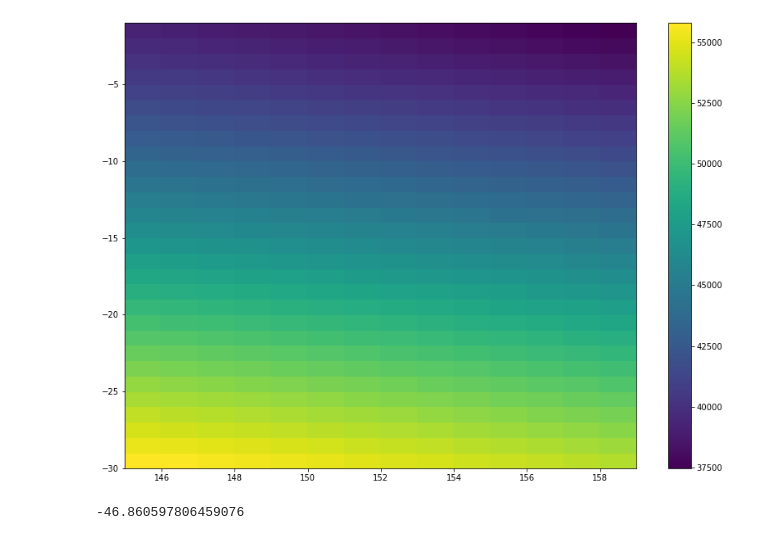
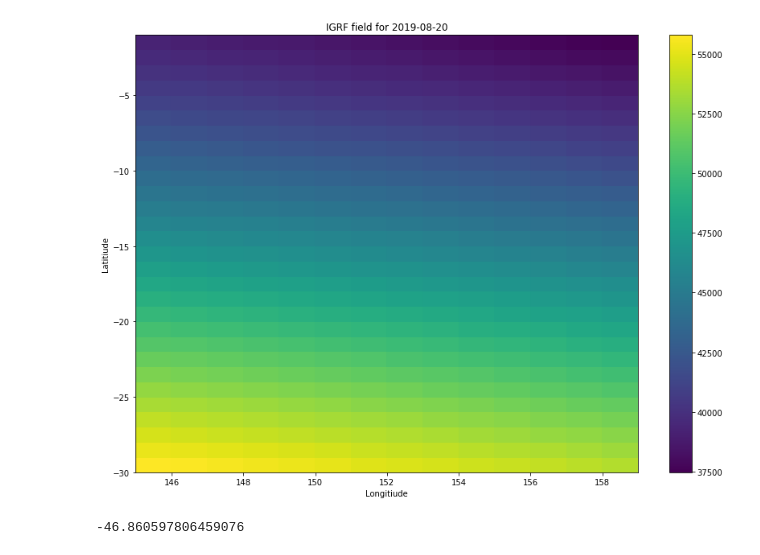
Before and after one commit to siwill22/geo-investigator, a Jupyter notebook: ECOSAT3_Magnetometer.ipynb, the cells around one changed output. Saved outputs shown, nothing was run; the diff lists cells and outputs as text; code cells hidden in the pictures.

```diff
--- a/ECOSAT3_Magnetometer.ipynb
+++ b/ECOSAT3_Magnetometer.ipynb
@@ -45,25 +36,29 @@ df
 # %%
 # This section deals with making an IGRF map for the study area, taken on a day mid-way through the voyage timespan
 X = np.arange(145,160,1)
 Y = np.arange(-30,0,1)
 Xg,Yg = np.meshgrid(X,Y)
 
 igrf = []
 for Xp,Yp in zip(Xg.flatten(),Yg.flatten()):
     #print(Yp,Xp)
     mag = igrf12.igrf('2019-08-20', glat=Yp, glon=Xp, alt_km=0)
     igrf.append(mag.total.data)
 
 igrf_grid = np.reshape(igrf,Xg.shape)
 
 #print(mag)
 #print(Xg.shape)
 plt.figure(figsize=(14,10))
 plt.pcolormesh(Xg,Yg,igrf_grid)
 plt.colorbar()
+plt.xlabel('Longitiude')
+plt.ylabel('Latitiude')
+plt.title('IGRF field for 2019-08-20')
+plt.savefig('in2018_v04_igrf.png')
 plt.show()
 # %% [output]
-[figure, old version]
+[figure, new version]
 # %%
 # Interpolate the IGRF field at each measurement point
 f = spi.RectBivariateSpline(X,Y,igrf_grid.T)
```
Also changed, not shown: parts of 5 cells of this notebook, 1 other file.
